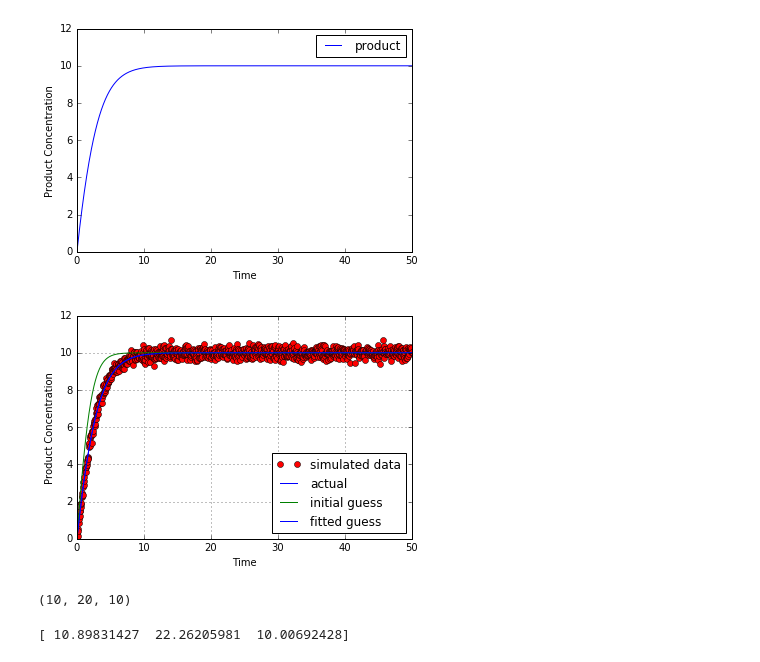
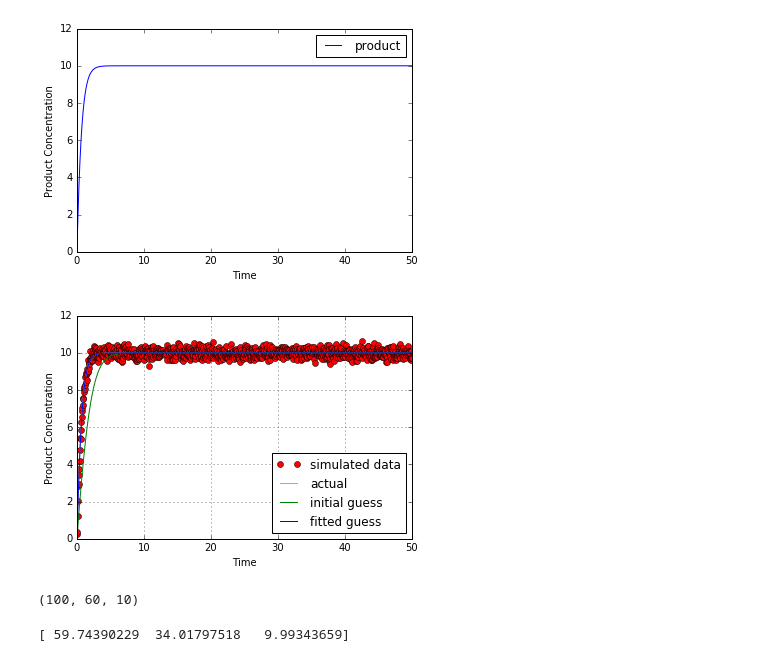
Before and after one commit to NicholasDeLateur/ODE-parameter-estimate, a Jupyter notebook: ODE Parameter Estimate.ipynb, the cells around one changed output. Cells and saved outputs as stored; diff of their text form; code cells hidden in the pictures.

```diff
--- a/ODE Parameter Estimate.ipynb
+++ b/ODE Parameter Estimate.ipynb
@@ -7,43 +7,42 @@ from scipy.integrate import odeint
 def michelis_menten(y, t, *args):
     Vmax = args[0]
     km = args[1]
-    St = args[2]
+    StartingSubstrate = args[2]
     P = y[0]
-    S = St - P
+    CurrentSubstrate = StartingSubstrate - P
 
-    dP = Vmax * (S / (S+km))
+    dP = Vmax * (CurrentSubstrate / (CurrentSubstrate + km))
     return dP
 
 # Parameters MM
-Vmax = 10
-km = 20
-St = 10
-mm_params = (Vmax, km, St)
-
+Vmax = 100
+km = 60
+StartingSubstrate = 10
+params = (Vmax, km, StartingSubstrate)
 
 # Initial Conditions MM
-P_0 = 0
+init_P = 0
 
 # Timesteps
 n_steps = 1000
 t = np.linspace(0, 50, n_steps)
 
-num_P = odeint(michelis_menten, P_0, t, args = (mm_params)).flatten()
+num_P = odeint(michelis_menten, init_P, t, args = (params)).flatten()
 
-plt.plot(t, num_P, 'b-', label = 'product')
+plt.plot(t, num_P, c='b', label = 'product')
 plt.xlabel('Time')
 plt.ylabel('Product Concentration')
 plt.legend(loc = 'best')
 plt.show()
 # %% [output]
-[figure, old version]
+[figure, new version]
 # %%
 exp_P = num_P + np.random.randn(len(num_P)) * 0.2
 # Create experimental data.  Just take the regular simulation data and add some gaussian noise to it.
 # %%
 def residuals(p):
     p = tuple(p)
-    sim_P = odeint(michelis_menten, P_0, t, args = p).flatten()
+    sim_P = odeint(michelis_menten, init_P, t, args = p).flatten()
     res = sim_P - exp_P
     return res.flatten()
 # %%
@@ -52,21 +51,21 @@ initial_guess = [10, 10, 10]
 fitted_params = leastsq(residuals, initial_guess)[0]
 # %%
 plt.plot(t, exp_P, 'ro',   label='simulated data')
-plt.plot(t, odeint(michelis_menten, P_0, t, args = tuple(mm_params)),  label='actual')
-plt.plot(t, odeint(michelis_menten, P_0, t, args = tuple(initial_guess)), 'g-',  label='initial guess')
-plt.plot(t, odeint(michelis_menten, P_0, t, args = tuple(fitted_params)), 'b-',  label='fitted guess')
+plt.plot(t, odeint(michelis_menten, init_P, t, args = tuple(params)), 'y-',  label='actual')
+plt.plot(t, odeint(michelis_menten, init_P, t, args = tuple(initial_guess)), 'g-',  label='initial guess')
+plt.plot(t, odeint(michelis_menten, init_P, t, args = tuple(fitted_params)), 'b-',  label='fitted guess')
 plt.legend(loc = 'best')
 plt.xlabel('Time')
 plt.ylabel('Product Concentration')
 plt.grid()
 plt.show()
 # %% [output]
-[figure, old version]
+[figure, new version]
 # %%
-print(mm_params)
+print(params)
 # %% [output]
-(10, 20, 10)
+(100, 60, 10)
 # %%
 print(fitted_params)
 # %% [output]
-[ 10.89831427  22.26205981  10.00692428]
+[ 59.74390229  34.01797518   9.99343659]
```
